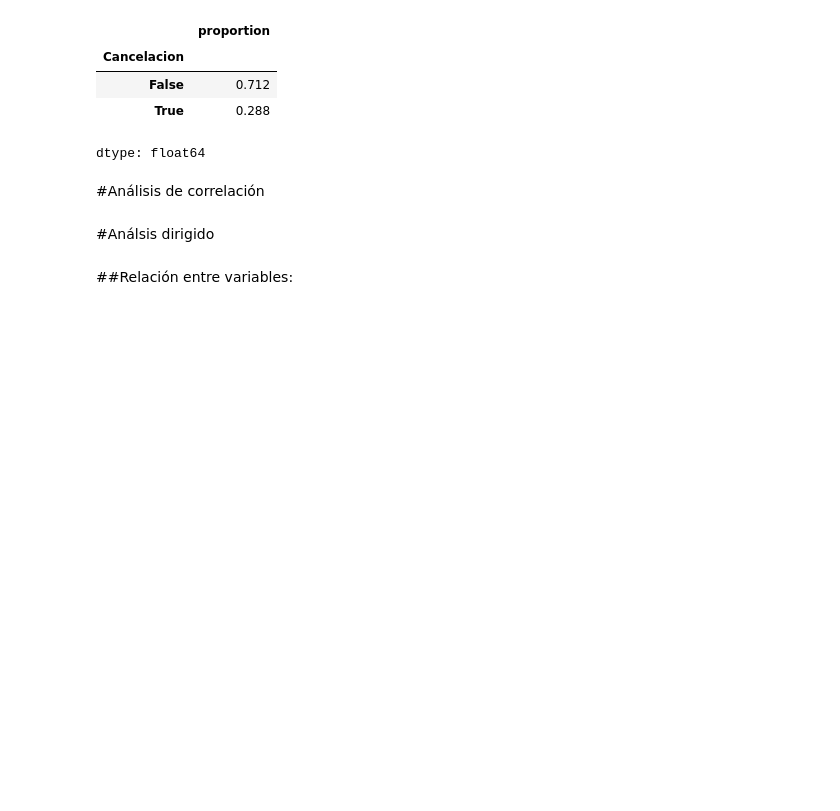
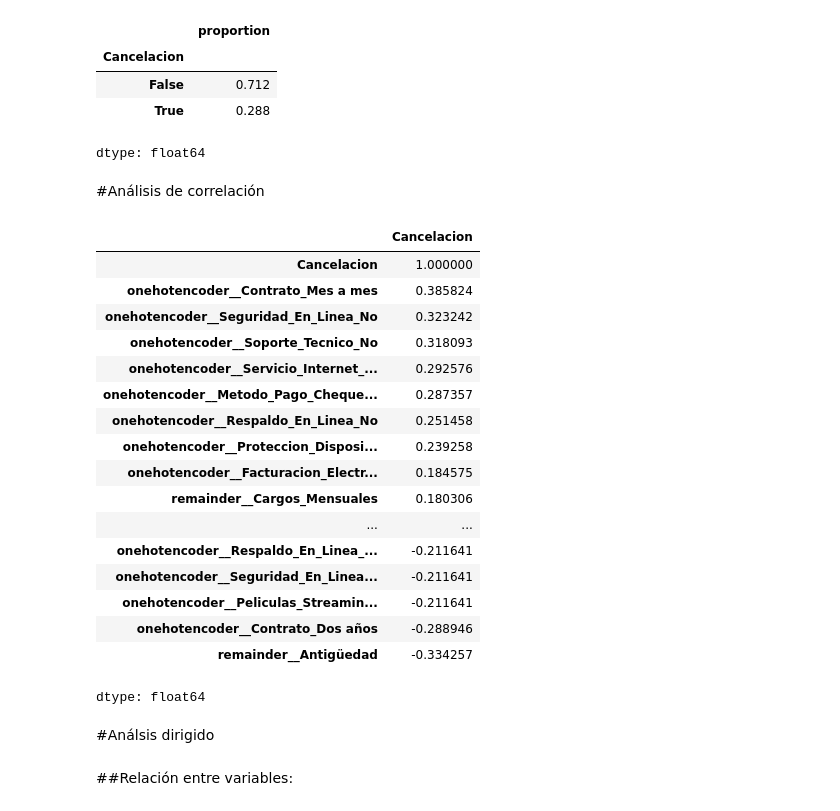
Before and after one commit to HadLe8/Challenge_TelecomX_Parte2, a Jupyter notebook: Challenge_TelecomX_Parte2.ipynb, the cells around one changed output. Drawn from its saved outputs; the diff is of its cells as text; code cells hidden in the pictures; blank space fills up the shorter version.

Commit message:
Analisis de correlación

```diff
--- a/Challenge_TelecomX_Parte2.ipynb
+++ b/Challenge_TelecomX_Parte2.ipynb
@@ -72,6 +72,8 @@ Data columns (total 21 columns):
  20  Cuentas_Diarias          7267 non-null   float64
 dtypes: bool(6), float64(3), int64(1), object(11)
 memory usage: 894.3+ KB
+# %%
+datos_encoding= datos.copy()
 # %% [markdown]
 #Encoding
 # %% [markdown]
@@ -80,10 +82,10 @@ Transforma las variables categóricas a formato numérico para hacerlas compatib
 # Separación de variables
 
 #Variables explicativas
-X=datos.drop('Cancelacion',axis=1)
+X=datos_encoding.drop('Cancelacion',axis=1)
 
 #Variable de respuesta
-y=datos['Cancelacion']
+y=datos_encoding['Cancelacion']
 # %% [markdown]
 ##Variables explicativas
 # %%
@@ -207,3 +204,35 @@ corr['Cancelacion']
+# %%
+# Data frame X(variables explicativas)
+dfx=pd.DataFrame(X,columns=one_hot.get_feature_names_out(columnas))
+
+# Data frame y(variable de respuesta)
+dfy=pd.DataFrame(y,columns=['Cancelacion'])
+
+#Concatenar ambos Data frame
+df=pd.concat([dfx,dfy],axis=1)
+
+#Calcular correlación
+corr=df.corr()
+corr['Cancelacion'].sort_values(ascending=False)
+# %% [output]
+|  | Cancelacion |
+| Cancelacion | 1.000000 |
+| onehotencoder__Contrato_Mes a mes | 0.385824 |
+| onehotencoder__Seguridad_En_Linea_No | 0.323242 |
+| onehotencoder__Soporte_Tecnico_No | 0.318093 |
+| onehotencoder__Servicio_Internet_... | 0.292576 |
+| onehotencoder__Metodo_Pago_Cheque... | 0.287357 |
+| onehotencoder__Respaldo_En_Linea_No | 0.251458 |
+| onehotencoder__Proteccion_Disposi... | 0.239258 |
+| onehotencoder__Facturacion_Electr... | 0.184575 |
+| remainder__Cargos_Mensuales | 0.180306 |
+| ... | ... |
+| onehotencoder__Respaldo_En_Linea_... | -0.211641 |
+| onehotencoder__Seguridad_En_Linea... | -0.211641 |
+| onehotencoder__Peliculas_Streamin... | -0.211641 |
+| onehotencoder__Contrato_Dos años | -0.288946 |
+| remainder__Antigüedad | -0.334257 |
+dtype: float64
 # %% [markdown]
 #Análsis dirigido
 # %% [markdown]
```
Also changed, not shown: parts of 9 cells of this notebook.
